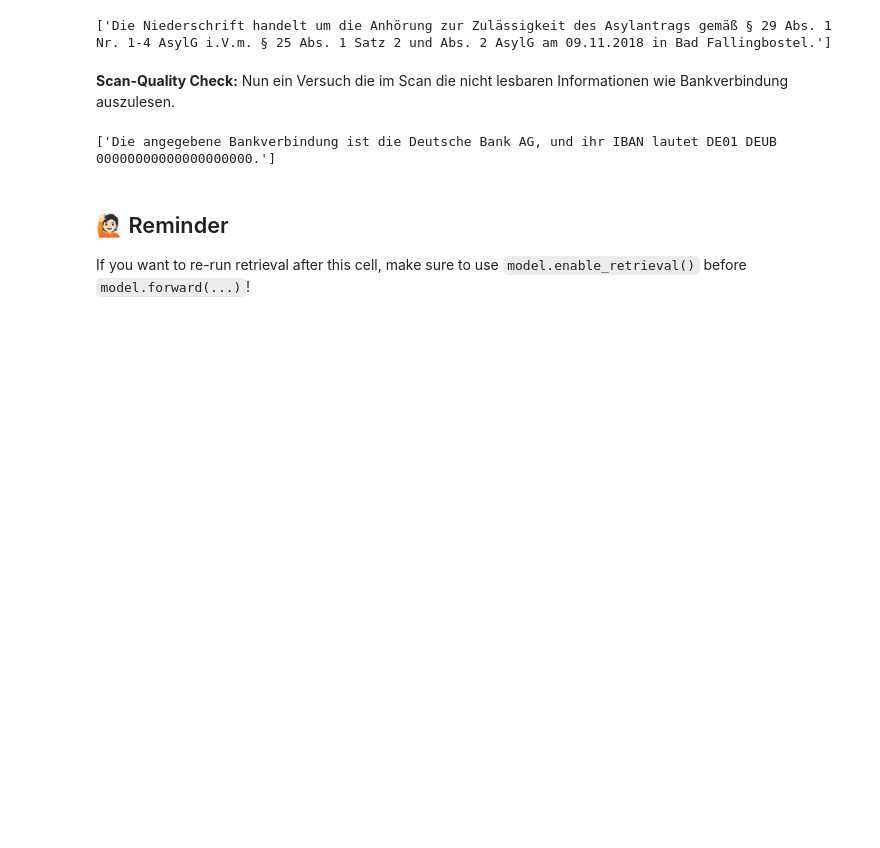
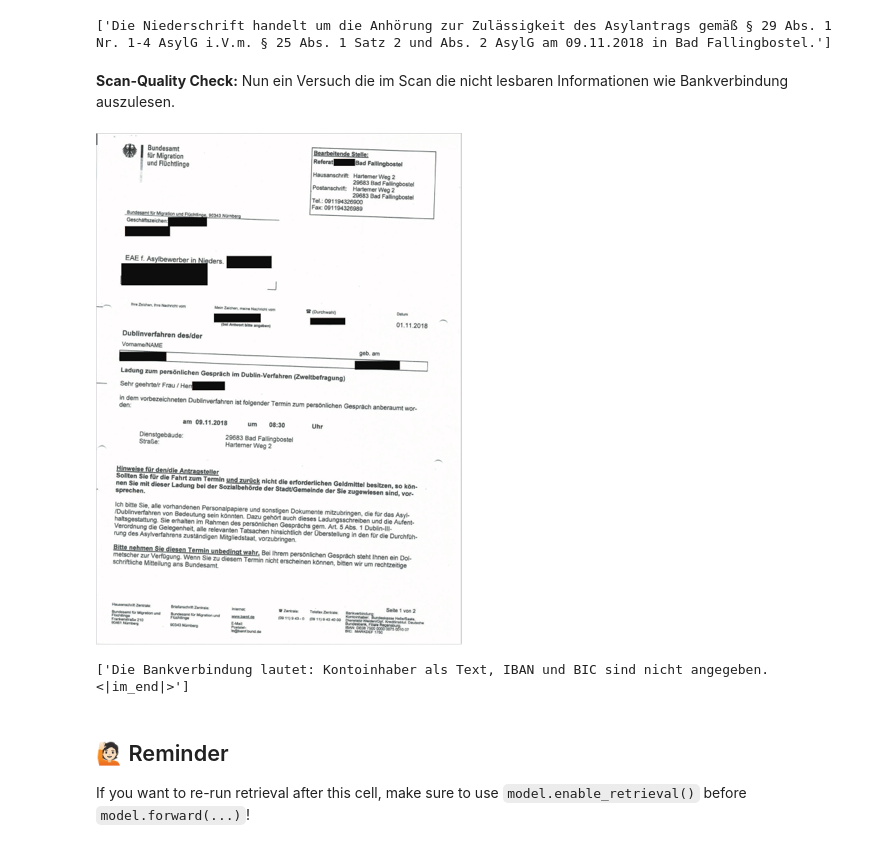
Before and after one commit to bmaier/colpali-cookbooks, a Jupyter notebook: examples/run_e2e_rag_colqwen2_with_adapter_hot_swapping.ipynb, the cells around one changed output. Cells and saved outputs as stored; diff of their text form; code cells hidden in the pictures; blank space fills up the shorter version.

```diff
--- a/examples/run_e2e_rag_colqwen2_with_adapter_hot_swapping.ipynb
+++ b/examples/run_e2e_rag_colqwen2_with_adapter_hot_swapping.ipynb
@@ -406,7 +406,7 @@ print(output_text)
 # %% [markdown]
 **Scan-Quality Check:** Nun ein Versuch die im Scan die nicht lesbaren Informationen wie Bankverbindung auszulesen.
 # %%
-query = "Welche Bankverbindung mit Kontoinhaber ist in der Fußnote angegeben und wie lautet dessen IBAN '_' bzw. dessen BIC '_'?"
+query = "Was ist die Bankverbindung: Kontoinhaber, IBAN und BIC?"
 
 # Preprocess the inputs
 conversation = [
@@ -417,37 +417,40 @@ conversation = [
                 "type": "image",
             },
             {
                 "type": "text",
-                "text": f"Please return any text independet of the quality. Answer the following question using the input image: {query}",
+                "text": f"Answer the following question using the input image and the info in the footer and answer in German: {query}",
             },
         ],
     }
 ]
 text_prompt = processor_generation.apply_chat_template(conversation, add_generation_prompt=True)
 inputs_generation = processor_generation(
     text=[text_prompt],
     images=[retrieved_image],
     padding=True,
     return_tensors="pt",
 ).to(device)
 
 # Generate the RAG response
 model.enable_generation()
-output_ids = model.generate(**inputs_generation, max_new_tokens=256)
+output_ids = model.generate(**inputs_generation, max_new_tokens=512)
 
 # Ensure that only the newly generated token IDs are retained from output_ids
 generated_ids = [output_ids[len(input_ids) :] for input_ids, output_ids in zip(inputs_generation.input_ids, output_ids)]
 
+display(scale_image(retrieved_image, new_height=512))
+
 # Decode the RAG response
 output_text = processor_generation.batch_decode(
     generated_ids,
-    skip_special_tokens=True,
+    skip_special_tokens=False,
     clean_up_tokenization_spaces=True,
 )
 
 print(output_text)
 # %% [output]
+[figure, added]
-['Die angegebene Bankverbindung ist die Deutsche Bank AG, und ihr IBAN lautet DE01 DEUB 00000000000000000000.']
+['Die Bankverbindung lautet: Kontoinhaber als Text, IBAN und BIC sind nicht angegeben.<|im_end|>']
 # %% [markdown]
 ## 🙋🏻 Reminder
 If you want to re-run retrieval after this cell, make sure to use `model.enable_retrieval()` before `model.forward(...)`!
```
